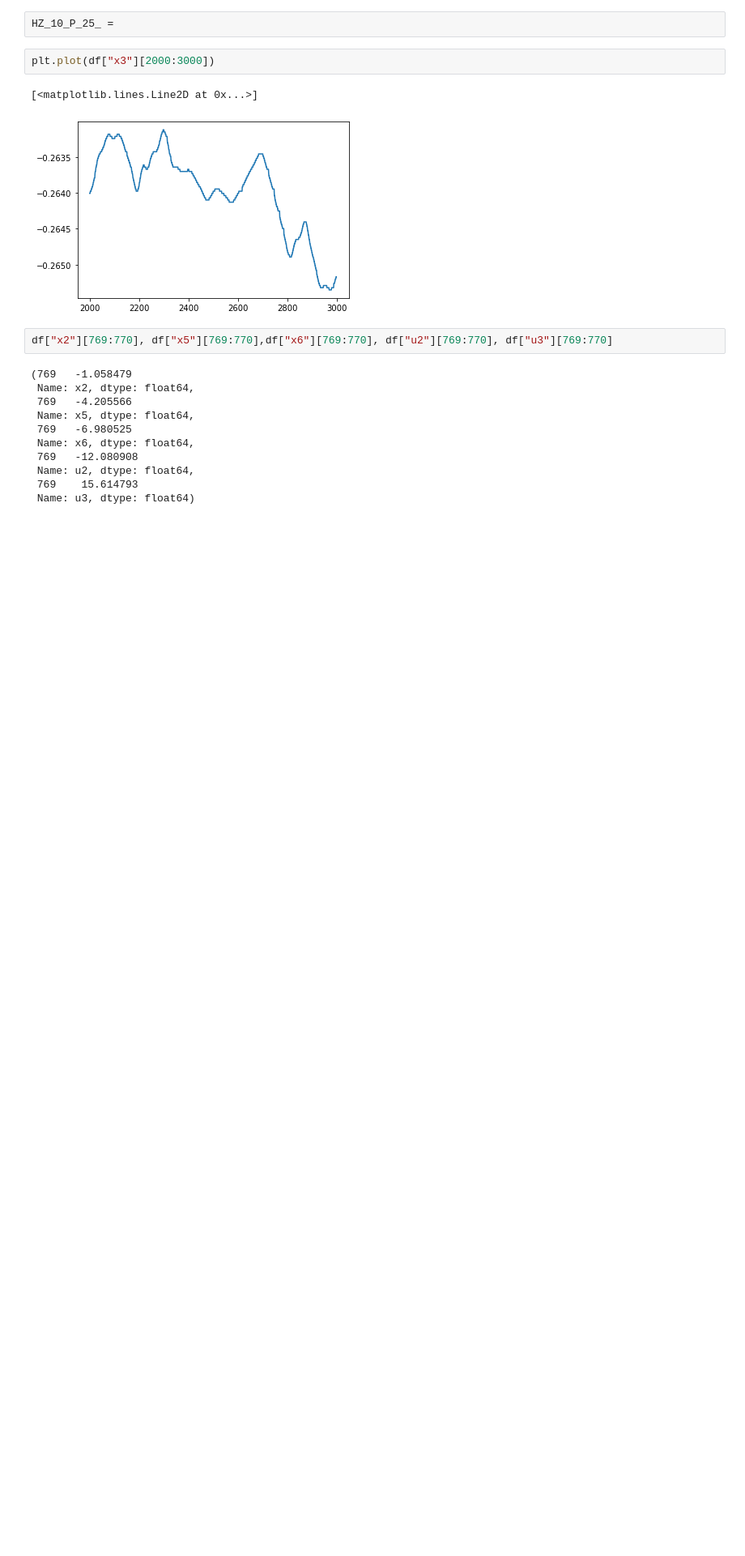
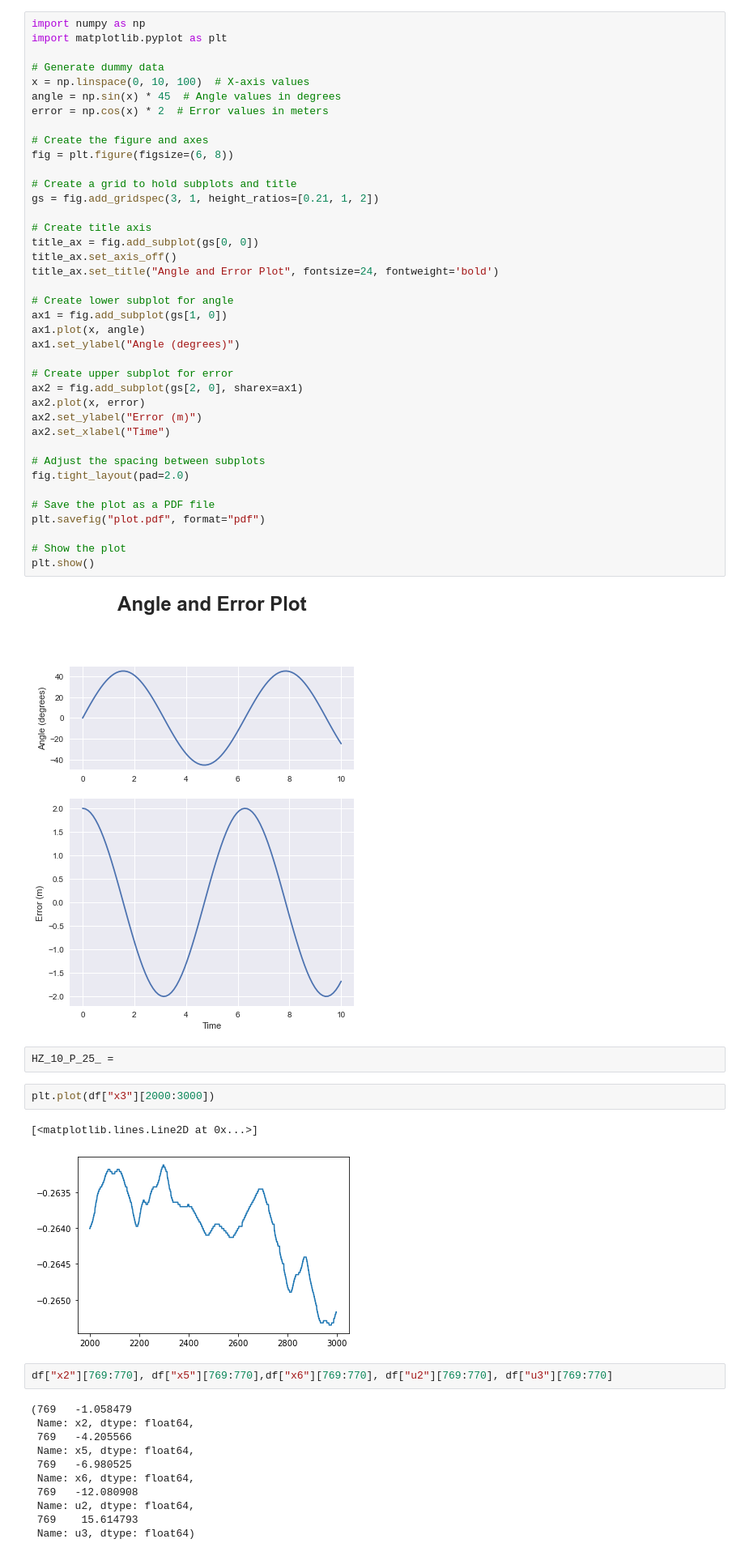
Before and after one commit to frederikt0ft/ROTV-modeling-and-control, a Jupyter notebook: Control/Control_Development.ipynb, the cells around one changed output. Shown: that part at 81% size. Saved outputs shown, nothing was run; the diff lists cells and outputs as text; blank space fills up the shorter version.

```diff
--- a/Control/Control_Development.ipynb
+++ b/Control/Control_Development.ipynb
@@ -22,3 +66,44 @@ display(df)
+# %%
+import numpy as np
+import matplotlib.pyplot as plt
+
+# Generate dummy data
+x = np.linspace(0, 10, 100)  # X-axis values
+angle = np.sin(x) * 45  # Angle values in degrees
+error = np.cos(x) * 2  # Error values in meters
+
+# Create the figure and axes
+fig = plt.figure(figsize=(6, 8))
+
+# Create a grid to hold subplots and title
+gs = fig.add_gridspec(3, 1, height_ratios=[0.21, 1, 2])
+
+# Create title axis
+title_ax = fig.add_subplot(gs[0, 0])
+title_ax.set_axis_off()
+title_ax.set_title("Angle and Error Plot", fontsize=24, fontweight='bold')
+
+# Create lower subplot for angle
+ax1 = fig.add_subplot(gs[1, 0])
+ax1.plot(x, angle)
+ax1.set_ylabel("Angle (degrees)")
+
+# Create upper subplot for error
+ax2 = fig.add_subplot(gs[2, 0], sharex=ax1)
+ax2.plot(x, error)
+ax2.set_ylabel("Error (m)")
+ax2.set_xlabel("Time")
+
+# Adjust the spacing between subplots
+fig.tight_layout(pad=2.0)
+
+# Save the plot as a PDF file
+plt.savefig("plot.pdf", format="pdf")
+
+# Show the plot
+plt.show()
+# %% [output]
+[figure, added]
 # %%
 HZ_10_P_25_ =
 # %%
```
Also changed, not shown: parts of 2 cells of this notebook, 52 other files.
